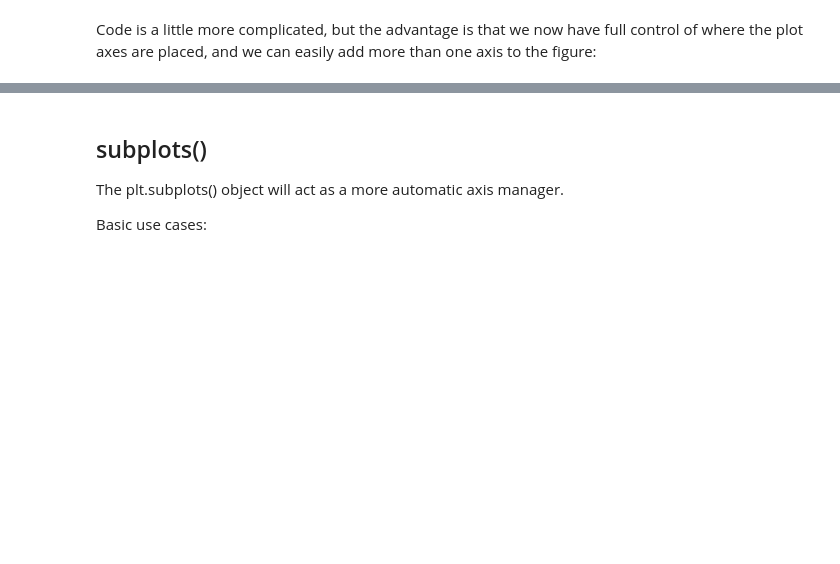
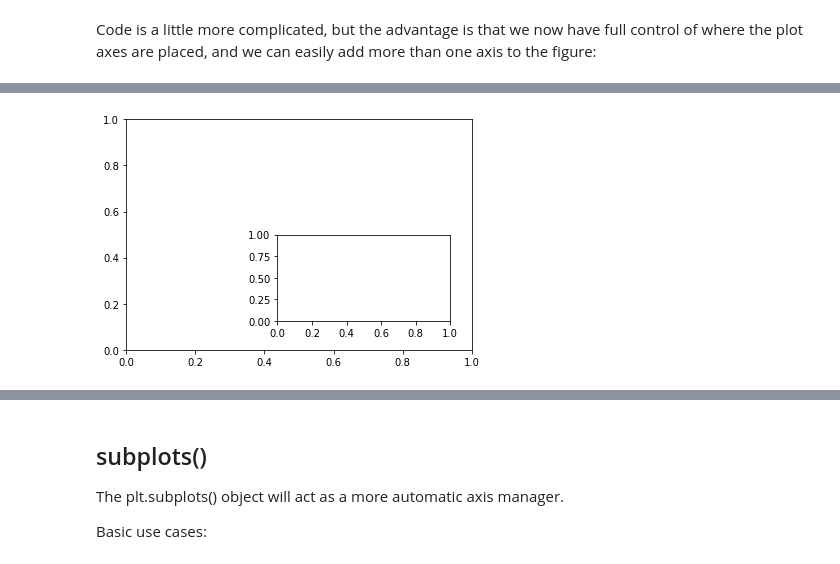
Before and after one commit to leader2345/Udemy_Python_For_Data_Science_And_Machine_Learning, a Jupyter notebook: 05-Data-Visualization-with-Matplotlib/01-Matplotlib Concepts Lecture.ipynb, the cells around one changed output, grey strips where cells are left out. Saved outputs shown, nothing was run; the diff lists cells and outputs as text; code cells hidden in the pictures; blank space fills up the shorter version.

```diff
--- a/05-Data-Visualization-with-Matplotlib/01-Matplotlib Concepts Lecture.ipynb
+++ b/05-Data-Visualization-with-Matplotlib/01-Matplotlib Concepts Lecture.ipynb
@@ -157 +184,11 @@ Code is a little more complicated, but the advantage is that we now have full co
+# %%
+# Practice
+fig = plt.figure()
+
+axes1 = fig.add_axes([0.1,0.1,0.8,0.8])
+axes2= fig.add_axes([0.45,0.2,0.4,0.3])
+
+# My Notes: Your axis is how much further away do you want your plots to be from the axis
+# %% [output]
+[figure, added]
 # %%
```
Also changed, not shown: parts of 15 cells of this notebook, 1 other file.
